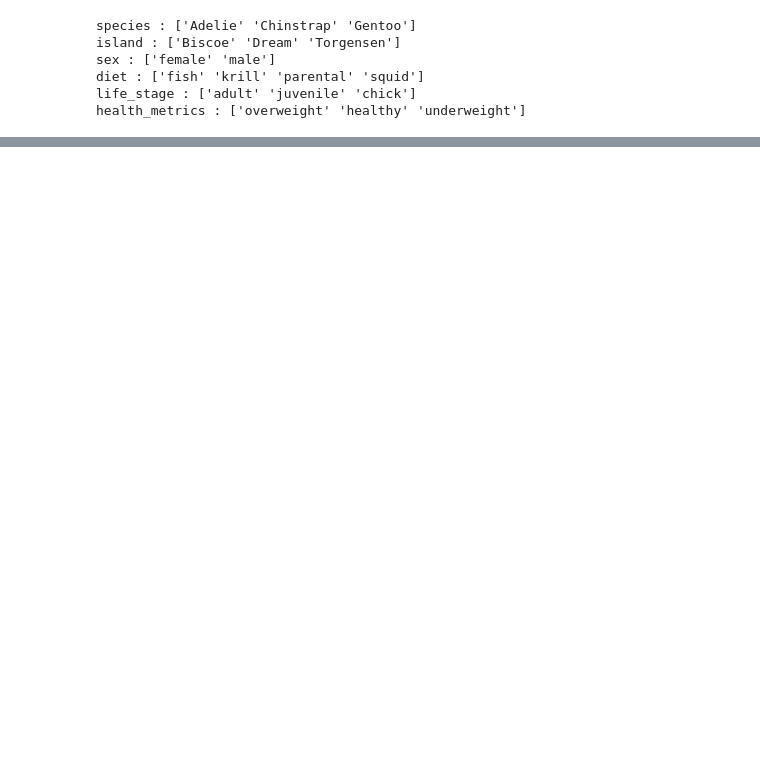
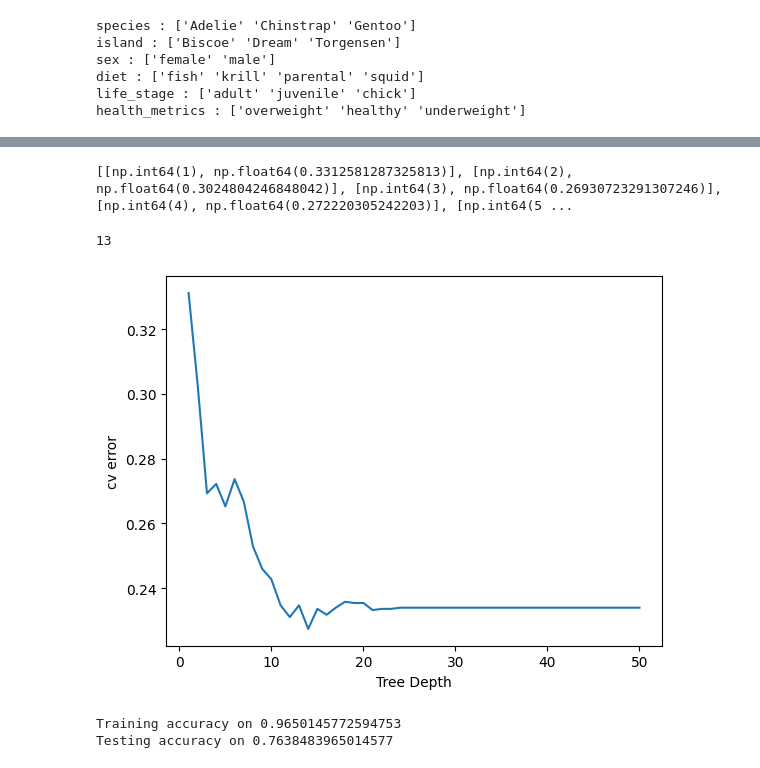
Before and after one commit to UP2112807/COURSEWORK-2-DATA-SCIENCE-PROJECT, a Jupyter notebook: py/Q1_folder/Q1.ipynb, the cells around one changed output, grey strips where cells are left out. Drawn from its saved outputs; the diff is of its cells as text; code cells hidden in the pictures; blank space fills up the shorter version.

```diff
--- a/py/Q1_folder/Q1.ipynb
+++ b/py/Q1_folder/Q1.ipynb
@@ -67,0 +108,30 @@ Testing accuracy on 0.754079254079254
+# %%
+from sklearn.model_selection import cross_validate
+m = np.linspace(1,50,50,dtype=int)
+data = []
+for i in m:
+  clfm = DecisionTreeClassifier(random_state=0,max_depth=i)
+  cv_results = cross_validate(clfm, Xtrain, ytrain, cv=10)
+  scores = cv_results['test_score']
+  error_rate = 1- scores.mean()
+  data.append([i,error_rate])
+  #print('CV error = ', error_rate)
+print(data)
+# %% [output]
+[[np.int64(1), np.float64(0.3312581287325813)], [np.int64(2), np.float64(0.3024804246848042)], [np.int64(3), np.float64(0.26930723291307246)], [np.int64(4), np.float64(0.272220305242203)], [np.int64(5 ...
+# %%
+data = np.array(data)
+treedepth = (data[:,0]).astype(dtype=int)
+#print(treedepth)
+cverr = (data[:,1])
+#print(cverr)
+
+plt.figure
+plt.plot(treedepth,cverr)
+plt.xlabel("Tree Depth")
+plt.ylabel("cv error")
+
+print(np.argmin(cverr))
+# %% [output]
+13
+[figure, added]
@@ -67,0 +141,8 @@ Testing accuracy on 0.754079254079254
+# %%
+train_accuracy = DecisionTree_reduced.score(Xtrain, ytrain)
+test_accuracy = DecisionTree_reduced.score(Xtest, ytest)
+print(f"Training accuracy on {train_accuracy}")
+print(f"Testing accuracy on {test_accuracy}")
+# %% [output]
+Training accuracy on 0.9650145772594753
+Testing accuracy on 0.7638483965014577
```
Also changed, not shown: parts of 17 cells of this notebook, 1 other file.
